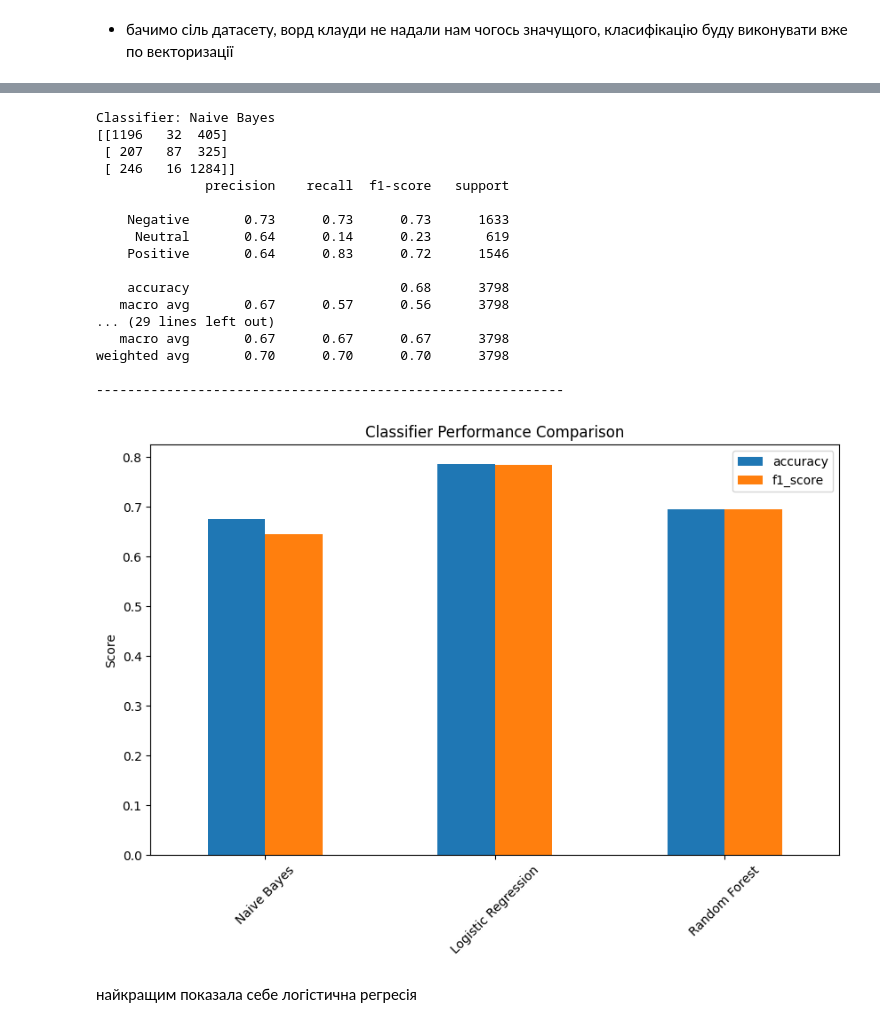
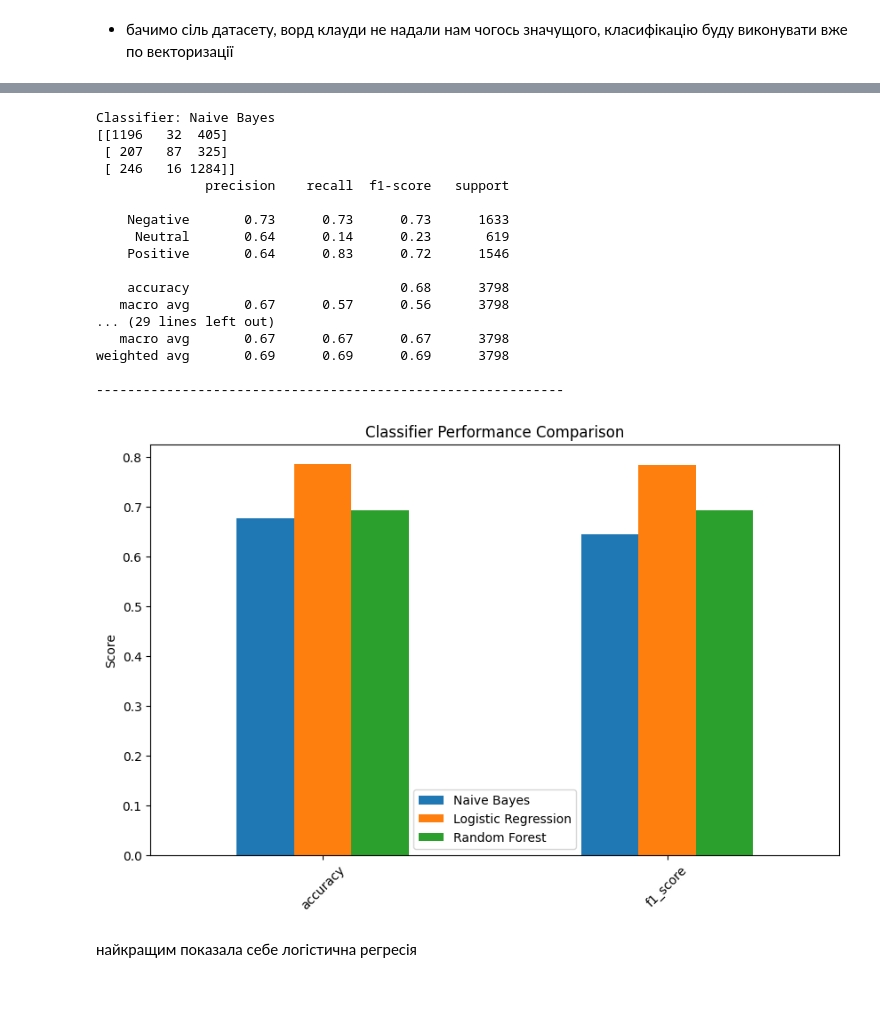
Before and after one commit to UvonuctV/data_analysis_2024, a Jupyter notebook: Lab2/Lab2_DataAnalysis.ipynb, the cells around one changed output, grey strips where cells are left out. Drawn from its saved outputs; the diff is of its cells as text; code cells hidden in the pictures; blank space fills up the shorter version.

```diff
--- a/Lab2/Lab2_DataAnalysis.ipynb
+++ b/Lab2/Lab2_DataAnalysis.ipynb
@@ -312,44 +311,43 @@ for name, clf in classifiers.items():
     clf.fit(X_train, y_train)
     y_pred = clf.predict(X_test)
 
-    # Evaluate and store the metrics
+    # Оцінка та відображення різних класифікаторів
     accuracy = accuracy_score(y_test, y_pred)
-    f1 = f1_score(y_test, y_pred, average='weighted')  # Weighted F1-score
+    f1 = f1_score(y_test, y_pred, average='weighted')
     performance[name] = {'accuracy': accuracy, 'f1_score': f1}
 
     print(f"Classifier: {name}")
     print(confusion_matrix(y_test, y_pred))
     print(classification_report(y_test, y_pred))
     print('-' * 60)
 
-# Plotting the performance comparison
-performance_df = pd.DataFrame(performance).T  # Transpose to get classifiers as rows
+performance_df = pd.DataFrame(performance)
 
-# Plot accuracy and F1-score for each classifier
+
 performance_df.plot(kind='bar', figsize=(10, 6))
 plt.title('Classifier Performance Comparison')
 plt.ylabel('Score')
 plt.xticks(rotation=45)
 plt.legend(loc='best')
 plt.show()
 # %% [output]
 Classifier: Naive Bayes
 [[1196   32  405]
  [ 207   87  325]
  [ 246   16 1284]]
               precision    recall  f1-score   support
 
     Negative       0.73      0.73      0.73      1633
      Neutral       0.64      0.14      0.23       619
     Positive       0.64      0.83      0.72      1546
 
     accuracy                           0.68      3798
    macro avg       0.67      0.57      0.56      3798
 ... (29 lines left out)
    macro avg       0.67      0.67      0.67      3798
-weighted avg       0.70      0.70      0.70      3798
+weighted avg       0.69      0.69      0.69      3798
 
 ------------------------------------------------------------
-[figure, old version]
+[figure, new version]
 # %% [markdown]
 найкращим показала себе логістична регресія
```
Also changed, not shown: parts of 5 cells of this notebook.
